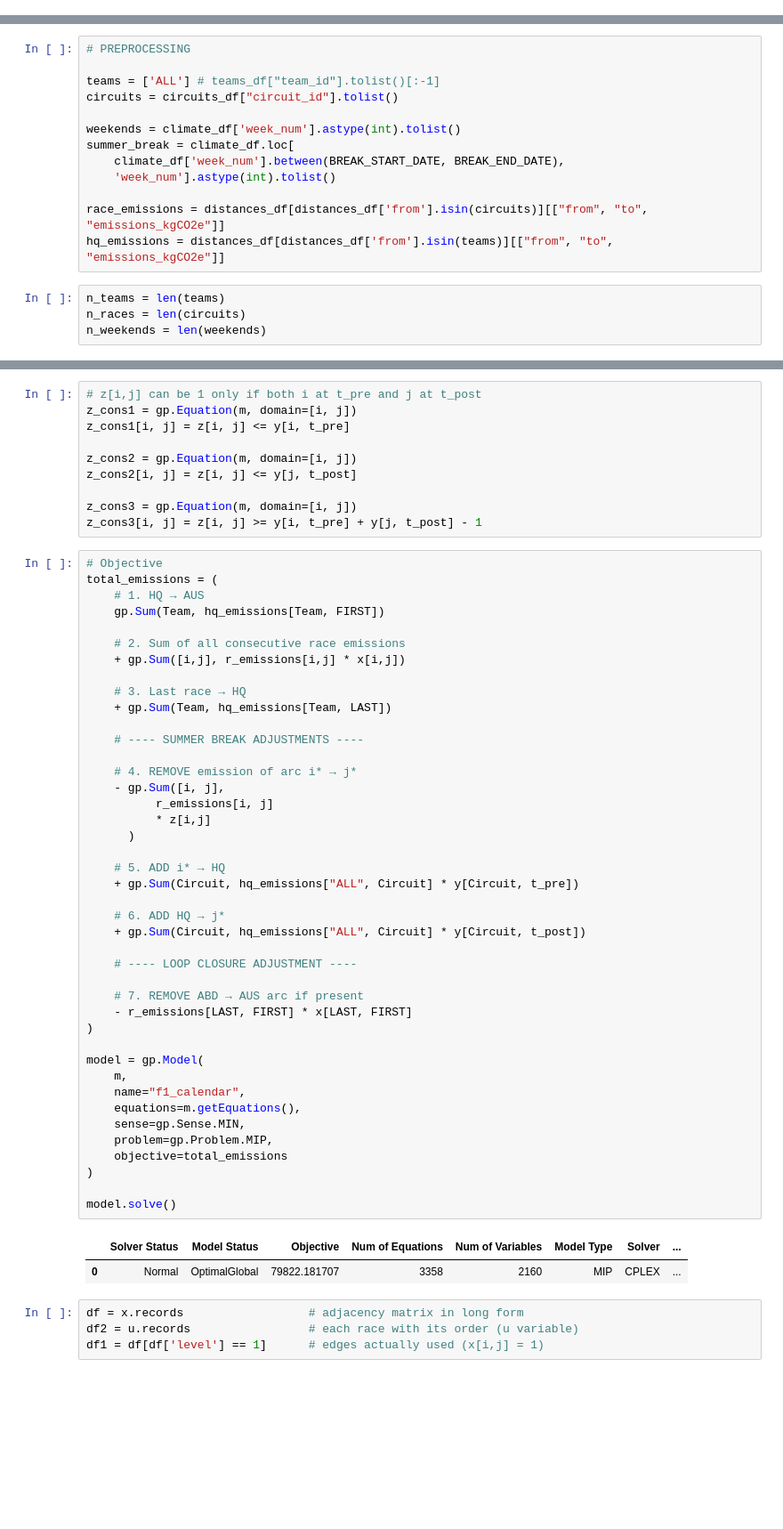
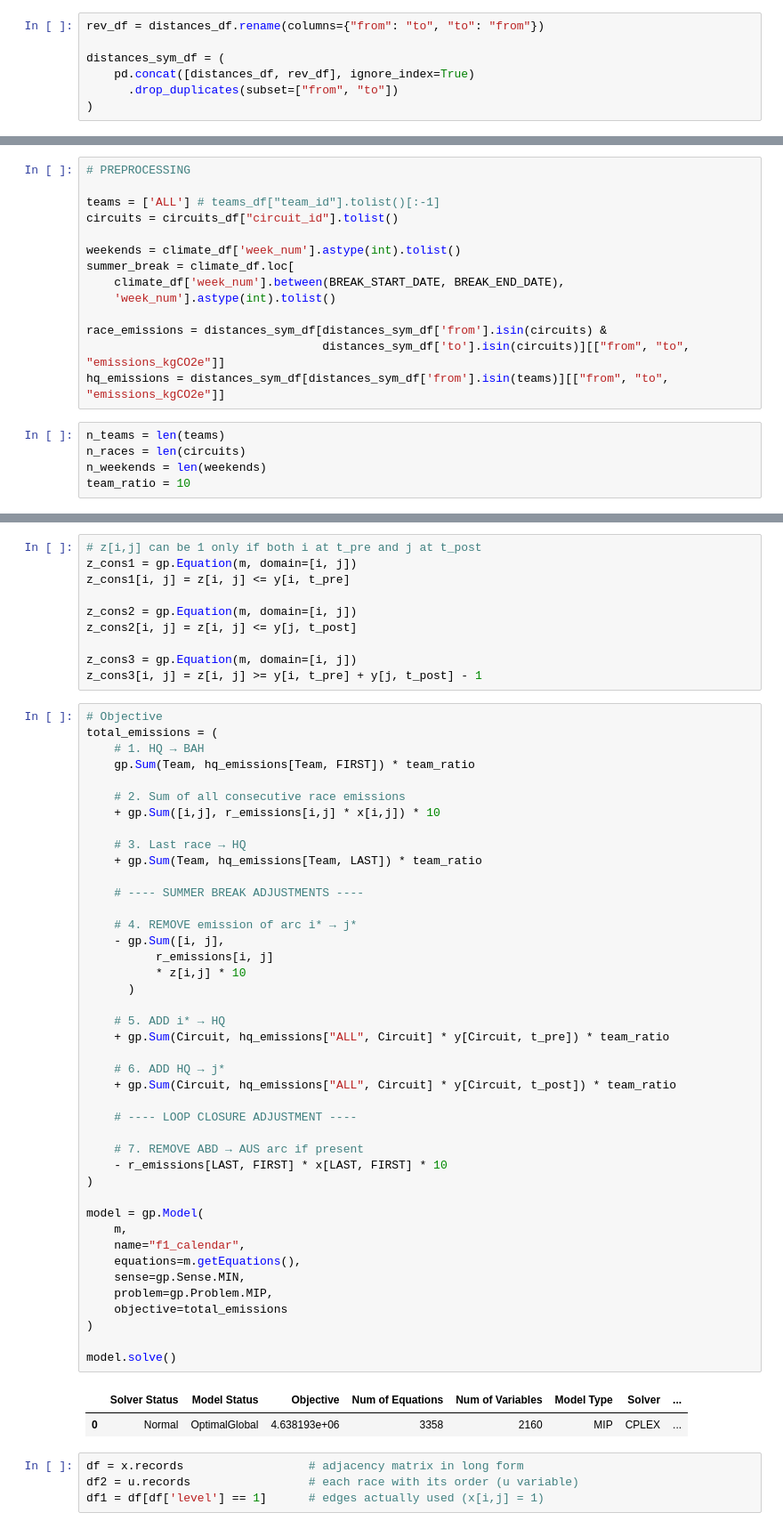
Before and after one commit to GokulnathUW/f1-calendar-optimization, a Jupyter notebook: model.ipynb, the cells around one changed output, grey strips where cells are left out. Shown at 89% size. Cells and saved outputs as stored; diff of their text form; blank space fills up the shorter version.

```diff
--- a/model.ipynb
+++ b/model.ipynb
@@ -15,6 +15,13 @@ circuits_df = pd.read_csv("data/processed/circuits.csv")
 distances_df = pd.read_csv("data/processed/distances.csv")
 climate_df = pd.read_csv("data/processed/climate.csv")
 # festivals_df = pd.read_csv("data/processed/festivals.csv")
+# %%
+rev_df = distances_df.rename(columns={"from": "to", "to": "from"})
+
+distances_sym_df = (
+    pd.concat([distances_df, rev_df], ignore_index=True)
+      .drop_duplicates(subset=["from", "to"])
+)
 # %%
 # CONSTANTS
 BREAK_START_DATE = 24 # 2026-08-09 (in climate_df)
@@ -31,12 +38,14 @@ summer_break = climate_df.loc[
     climate_df['week_num'].between(BREAK_START_DATE, BREAK_END_DATE),
     'week_num'].astype(int).tolist()
 
-race_emissions = distances_df[distances_df['from'].isin(circuits)][["from", "to", "emissions_kgCO2e"]]
-hq_emissions = distances_df[distances_df['from'].isin(teams)][["from", "to", "emissions_kgCO2e"]]
+race_emissions = distances_sym_df[distances_sym_df['from'].isin(circuits) &
+                                  distances_sym_df['to'].isin(circuits)][["from", "to", "emissions_kgCO2e"]]
+hq_emissions = distances_sym_df[distances_sym_df['from'].isin(teams)][["from", "to", "emissions_kgCO2e"]]
 # %%
 n_teams = len(teams)
 n_races = len(circuits)
 n_weekends = len(weekends)
+team_ratio = 10
 # %%
 feasible_dates = np.zeros((n_weekends, n_races))
 feasible_dates_df = pd.DataFrame(feasible_dates, columns=circuits, index=climate_df['week_num'].astype(int).tolist())
@@ -175,48 +188,48 @@ z_cons3[i, j] = z[i, j] >= y[i, t_pre] + y[j, t_post] - 1
 # %%
 # Objective
 total_emissions = (
-    # 1. HQ → AUS
-    gp.Sum(Team, hq_emissions[Team, FIRST])
+    # 1. HQ → BAH
+    gp.Sum(Team, hq_emissions[Team, FIRST]) * team_ratio
 
     # 2. Sum of all consecutive race emissions
-    + gp.Sum([i,j], r_emissions[i,j] * x[i,j])
+    + gp.Sum([i,j], r_emissions[i,j] * x[i,j]) * 10
 
     # 3. Last race → HQ
-    + gp.Sum(Team, hq_emissions[Team, LAST])
+    + gp.Sum(Team, hq_emissions[Team, LAST]) * team_ratio
 
     # ---- SUMMER BREAK ADJUSTMENTS ----
 
     # 4. REMOVE emission of arc i* → j*
     - gp.Sum([i, j],
           r_emissions[i, j]
-          * z[i,j]
+          * z[i,j] * 10
       )
 
     # 5. ADD i* → HQ
-    + gp.Sum(Circuit, hq_emissions["ALL", Circuit] * y[Circuit, t_pre])
+    + gp.Sum(Circuit, hq_emissions["ALL", Circuit] * y[Circuit, t_pre]) * team_ratio
 
     # 6. ADD HQ → j*
-    + gp.Sum(Circuit, hq_emissions["ALL", Circuit] * y[Circuit, t_post])
+    + gp.Sum(Circuit, hq_emissions["ALL", Circuit] * y[Circuit, t_post]) * team_ratio
 
     # ---- LOOP CLOSURE ADJUSTMENT ----
 
     # 7. REMOVE ABD → AUS arc if present
-    - r_emissions[LAST, FIRST] * x[LAST, FIRST]
+    - r_emissions[LAST, FIRST] * x[LAST, FIRST] * 10
 )
 
 model = gp.Model(
     m,
     name="f1_calendar",
     equations=m.getEquations(),
     sense=gp.Sense.MIN,
     problem=gp.Problem.MIP,
     objective=total_emissions
 )
 
 model.solve()
 # %% [output]
 |  | Solver Status | Model Status | Objective | Num of Equations | Num of Variables | Model Type | Solver | ... |
-| 0 | Normal | OptimalGlobal | 79822.181707 | 3358 | 2160 | MIP | CPLEX | ... |
+| 0 | Normal | OptimalGlobal | 4.638193e+06 | 3358 | 2160 | MIP | CPLEX | ... |
 # %%
 df = x.records                  # adjacency matrix in long form
 df2 = u.records                 # each race with its order (u variable)
```
Also changed, not shown: parts of 2 cells of this notebook.
